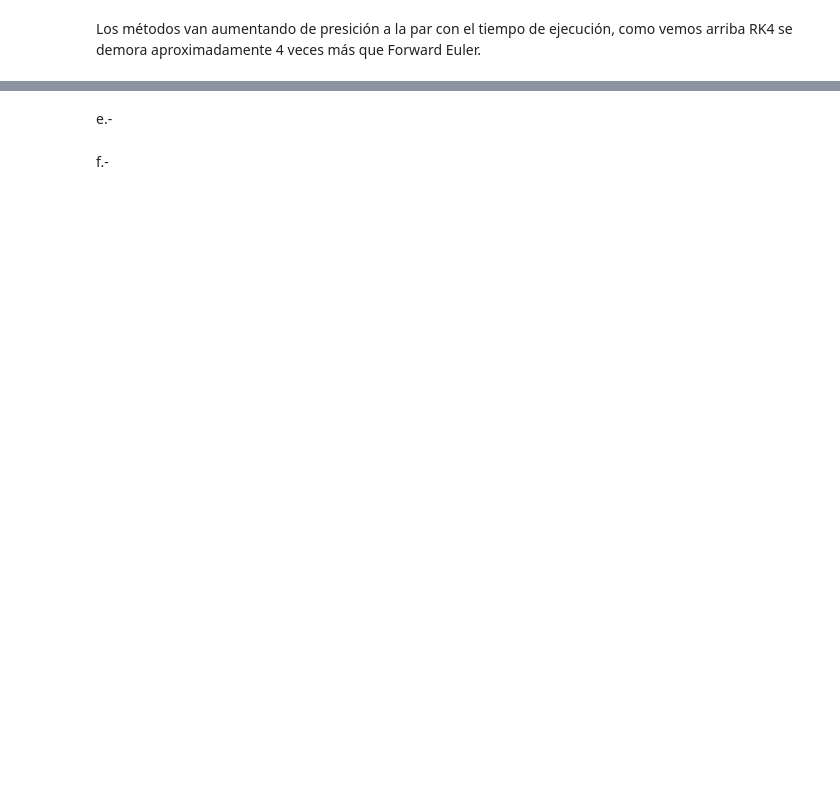
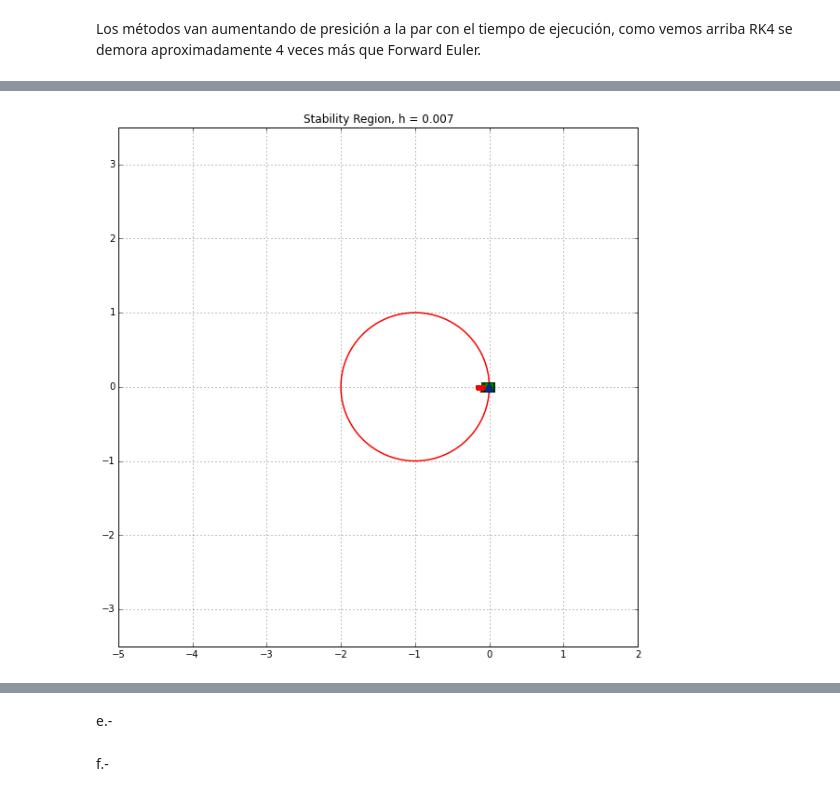
Before and after one commit to edmolten/LAB3CC2, a Jupyter notebook: lab3cc2.ipynb, the cells around one changed output, grey strips where cells are left out. Drawn from its saved outputs; the diff is of its cells as text; code cells hidden in the pictures; blank space fills up the shorter version.

```diff
--- a/lab3cc2.ipynb
+++ b/lab3cc2.ipynb
@@ -316,0 +339,4 @@ plot_lambda_h_lorenz_system(0.0001,"euler")
+# %%
+plot_lambda_h_lorenz_system(euler_hs[1],"euler")
+# %% [output]
+[figure, added]
```
Also changed, not shown: parts of 41 cells of this notebook, 8 other files.
